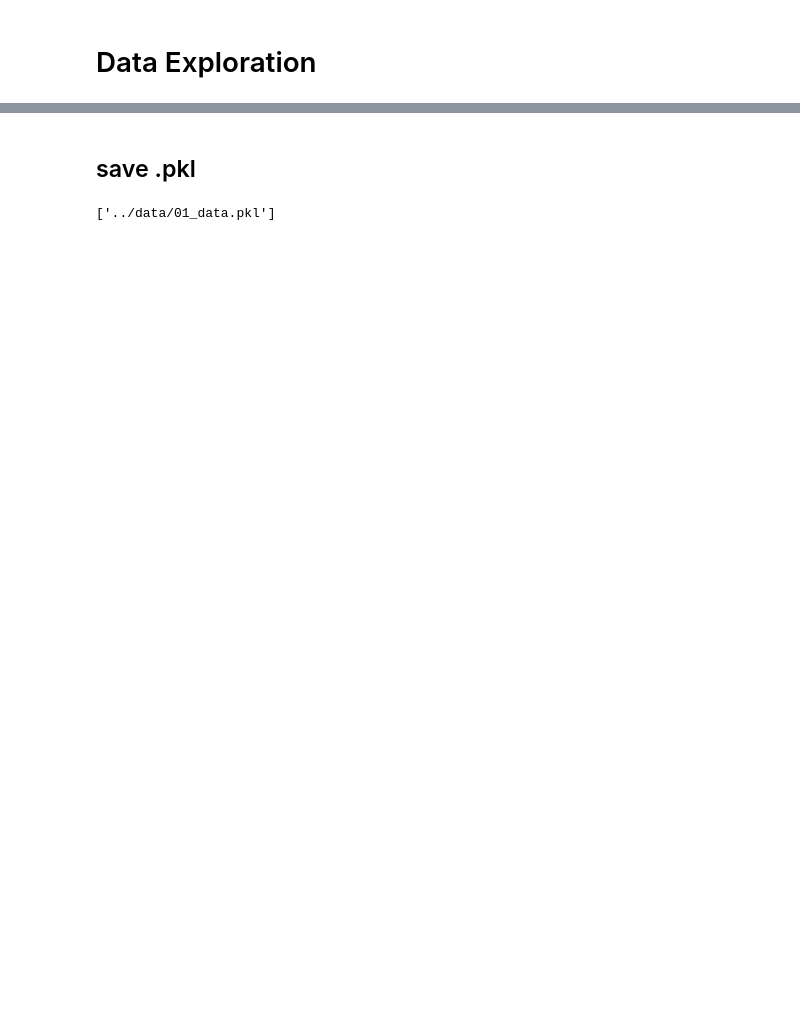
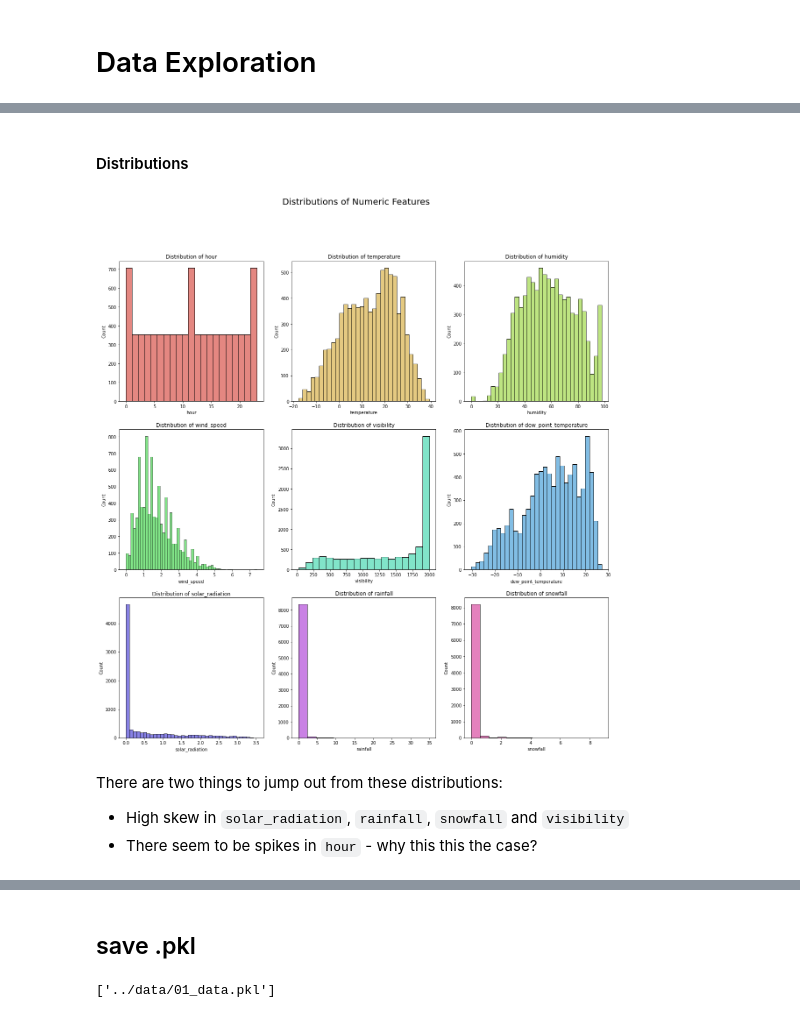
Before and after one commit to j4mes12/ITAI_Coursework, a Jupyter notebook: notebooks/01_Data_Exploration.ipynb, the cells around one changed output, grey strips where cells are left out. Saved outputs shown, nothing was run; the diff lists cells and outputs as text; code cells hidden in the pictures; blank space fills up the shorter version.

```diff
--- a/notebooks/01_Data_Exploration.ipynb
+++ b/notebooks/01_Data_Exploration.ipynb
@@ -84,0 +169,5 @@ plt.show()
+# %%
+KEYDATE = datetime(day = 1, month = 12, year = 2017)
+
+data_012117 = data[data.date < KEYDATE]
+data_onwards = data[data.date >= KEYDATE]
@@ -84,0 +186,8 @@ plt.show()
+# %%
+date_features = ['date']
+
+target_feature = ['rented_bike_count']
+
+numeric_features = ['hour', 'temperature', 'humidity', 'wind_speed', 'visibility', 'dew_point_temperature', 'solar_radiation', 'rainfall', 'snowfall']
+
+object_features = ['seasons', 'holiday', 'functioning_day']
@@ -84,0 +219,21 @@ plt.show()
+# %% [markdown]
+#### Distributions
+# %%
+fig3, ax3 = plt.subplots(nrows = 3, ncols = 3, figsize = (20, 20))
+
+for idx, col in enumerate(numeric_features):
+    x, y = idx // 3, idx % 3
+    sns.histplot(
+        ax = ax3[x, y],
+        data=data_onwards,
+        x = col, color= colour_palette[idx]
+    ).set(title = f'Distribution of {col}')
+
+fig3.suptitle('Distributions of Numeric Features', fontsize = 20)
+plt.show()
+# %% [output]
+[figure, added]
+# %% [markdown]
+There are two things to jump out from these distributions:
+- High skew in `solar_radiation`, `rainfall`, `snowfall` and `visibility`
+- There seem to be spikes in `hour` - why this this the case?
```
Also changed, not shown: parts of 64 cells of this notebook, 1 other file.
